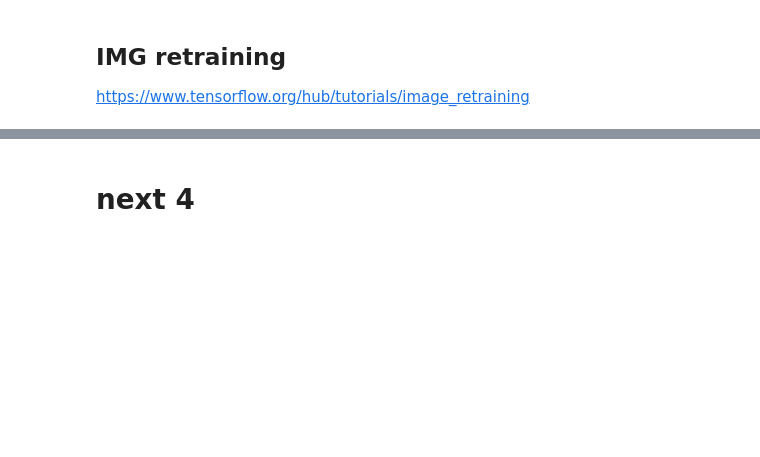
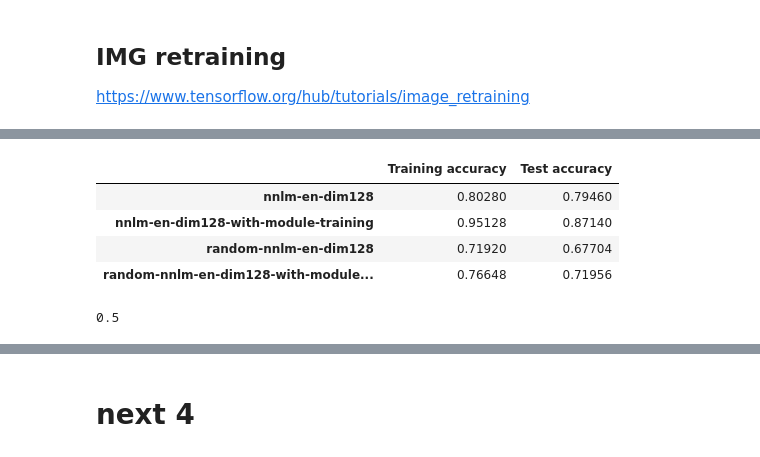
Before and after one commit to davidvela/testColabGH, a Jupyter notebook: tensorflow_Tutorials.ipynb, the cells around one changed output, grey strips where cells are left out. Drawn from its saved outputs; the diff is of its cells as text; code cells hidden in the pictures; blank space fills up the shorter version.

```diff
--- a/tensorflow_Tutorials.ipynb
+++ b/tensorflow_Tutorials.ipynb
@@ -312,0 +477,7 @@ https://www.tensorflow.org/hub/tutorials/image_retraining
+# %%
+#>>> Predictions
+train_eval_result = estimator.evaluate(input_fn=predict_train_input_fn)
+test_eval_result = estimator.evaluate(input_fn=predict_test_input_fn)
+
+print("Training set accuracy: {accuracy}".format(**train_eval_result))
+print("Test set accuracy: {accuracy}".format(**test_eval_result))
@@ -312,0 +533,46 @@ https://www.tensorflow.org/hub/tutorials/image_retraining
+# %%
+def train_and_evaluate_with_module(hub_module, train_module=False):
+  embedded_text_feature_column = hub.text_embedding_column(
+      key="sentence", module_spec=hub_module, trainable=train_module)
+
+  estimator = tf.estimator.DNNClassifier(
+      hidden_units=[500, 100],
+      feature_columns=[embedded_text_feature_column],
+      n_classes=2,
+      optimizer=tf.train.AdagradOptimizer(learning_rate=0.003))
+
+  estimator.train(input_fn=train_input_fn, steps=1000)
+
+  train_eval_result = estimator.evaluate(input_fn=predict_train_input_fn)
+  test_eval_result = estimator.evaluate(input_fn=predict_test_input_fn)
+
+  training_set_accuracy = train_eval_result["accuracy"]
+  test_set_accuracy = test_eval_result["accuracy"]
+
+  return {
+      "Training accuracy": training_set_accuracy,
+      "Test accuracy": test_set_accuracy
+  }
+
+
+results = {}
+results["nnlm-en-dim128"] = train_and_evaluate_with_module(
+    "https://tfhub.dev/google/nnlm-en-dim128/1")
+results["nnlm-en-dim128-with-module-training"] = train_and_evaluate_with_module(
+    "https://tfhub.dev/google/nnlm-en-dim128/1", True)
+results["random-nnlm-en-dim128"] = train_and_evaluate_with_module(
+    "https://tfhub.dev/google/random-nnlm-en-dim128/1")
+results["random-nnlm-en-dim128-with-module-training"] = train_and_evaluate_with_module(
+    "https://tfhub.dev/google/random-nnlm-en-dim128/1", True)
+# %%
+pd.DataFrame.from_dict(results, orient="index")
+# %% [output]
+|  | Training accuracy | Test accuracy |
+| nnlm-en-dim128 | 0.80280 | 0.79460 |
+| nnlm-en-dim128-with-module-training | 0.95128 | 0.87140 |
+| random-nnlm-en-dim128 | 0.71920 | 0.67704 |
+| random-nnlm-en-dim128-with-module... | 0.76648 | 0.71956 |
+# %%
+estimator.evaluate(input_fn=predict_test_input_fn)["accuracy_baseline"]
+# %% [output]
+0.5
```
Also changed, not shown: parts of 17 cells of this notebook.
